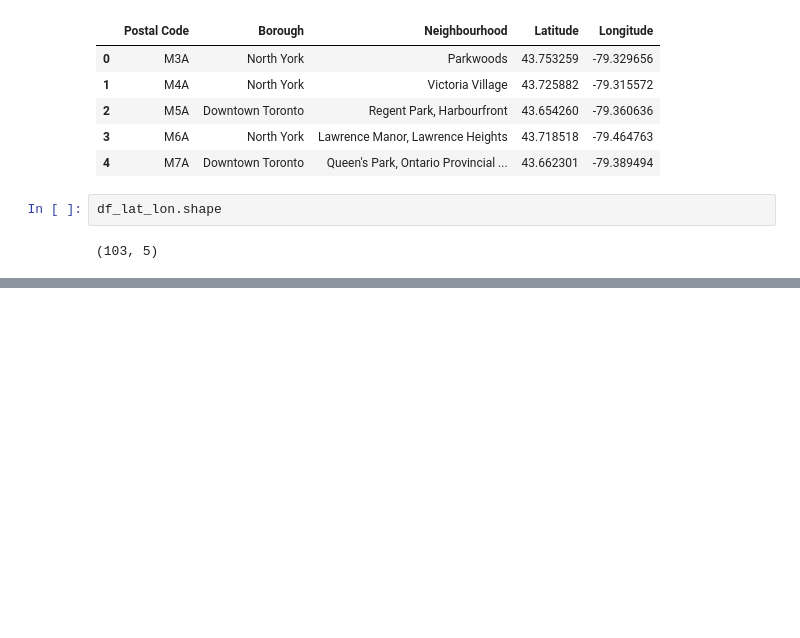
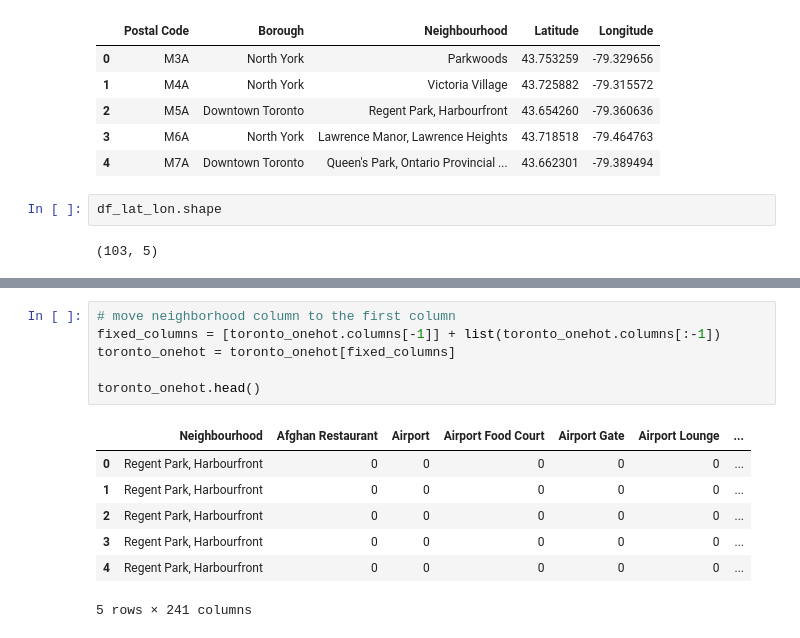
Before and after one commit to mcsinning/Coursera-capstone-project, a Jupyter notebook: Neighborhood-Segmentation (week 3).ipynb, the cells around one changed output, grey strips where cells are left out. Drawn from its saved outputs; the diff is of its cells as text; blank space fills up the shorter version.

```diff
--- a/Neighborhood-Segmentation (week 3).ipynb
+++ b/Neighborhood-Segmentation (week 3).ipynb
@@ -66,0 +235,14 @@ df_lat_lon.shape
+# %%
+# move neighborhood column to the first column
+fixed_columns = [toronto_onehot.columns[-1]] + list(toronto_onehot.columns[:-1])
+toronto_onehot = toronto_onehot[fixed_columns]
+
+toronto_onehot.head()
+# %% [output]
+|  | Neighbourhood | Afghan Restaurant | Airport | Airport Food Court | Airport Gate | Airport Lounge | ... |
+| 0 | Regent Park, Harbourfront | 0 | 0 | 0 | 0 | 0 | ... |
+| 1 | Regent Park, Harbourfront | 0 | 0 | 0 | 0 | 0 | ... |
+| 2 | Regent Park, Harbourfront | 0 | 0 | 0 | 0 | 0 | ... |
+| 3 | Regent Park, Harbourfront | 0 | 0 | 0 | 0 | 0 | ... |
+| 4 | Regent Park, Harbourfront | 0 | 0 | 0 | 0 | 0 | ... |
+5 rows × 241 columns
```
Also changed, not shown: parts of 25 cells of this notebook.
